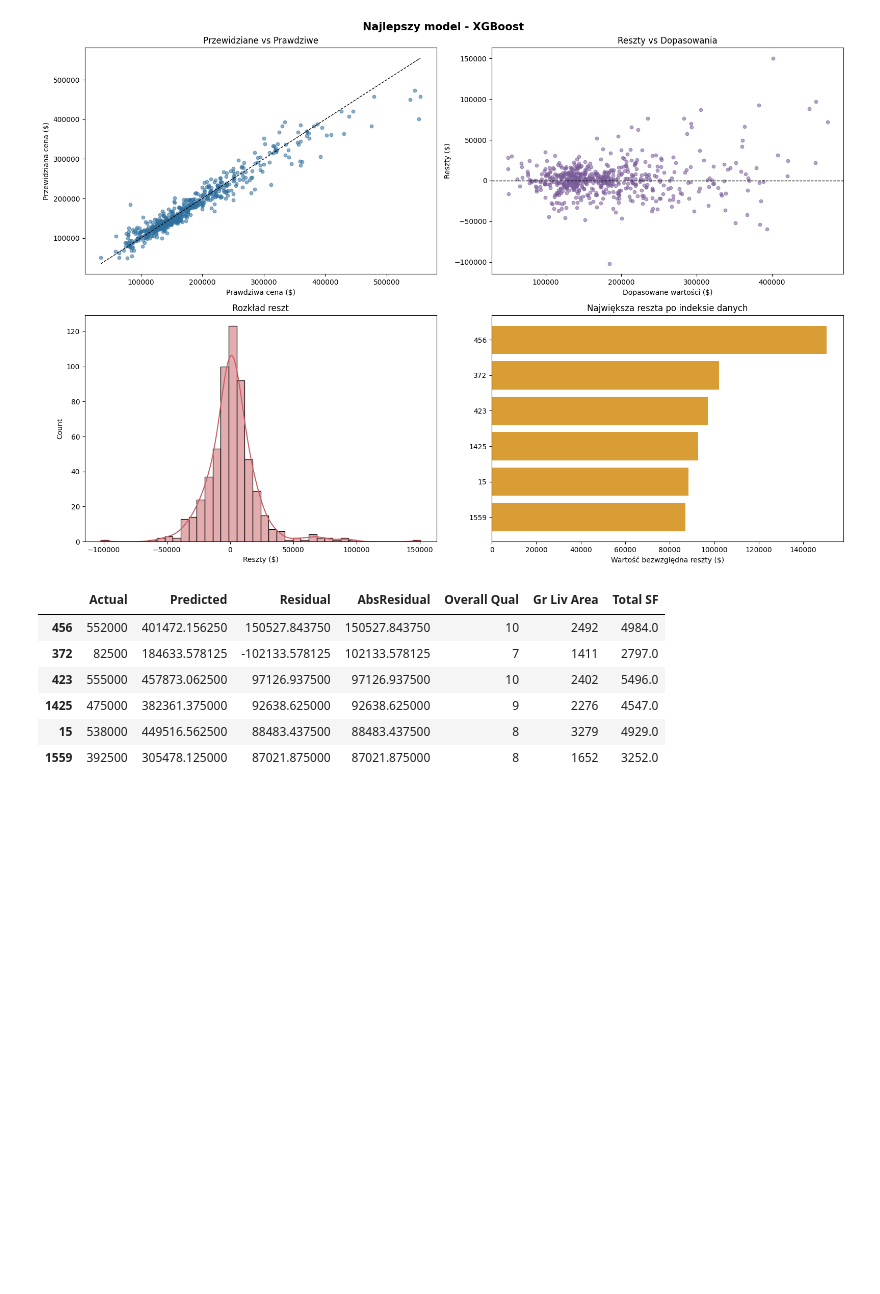
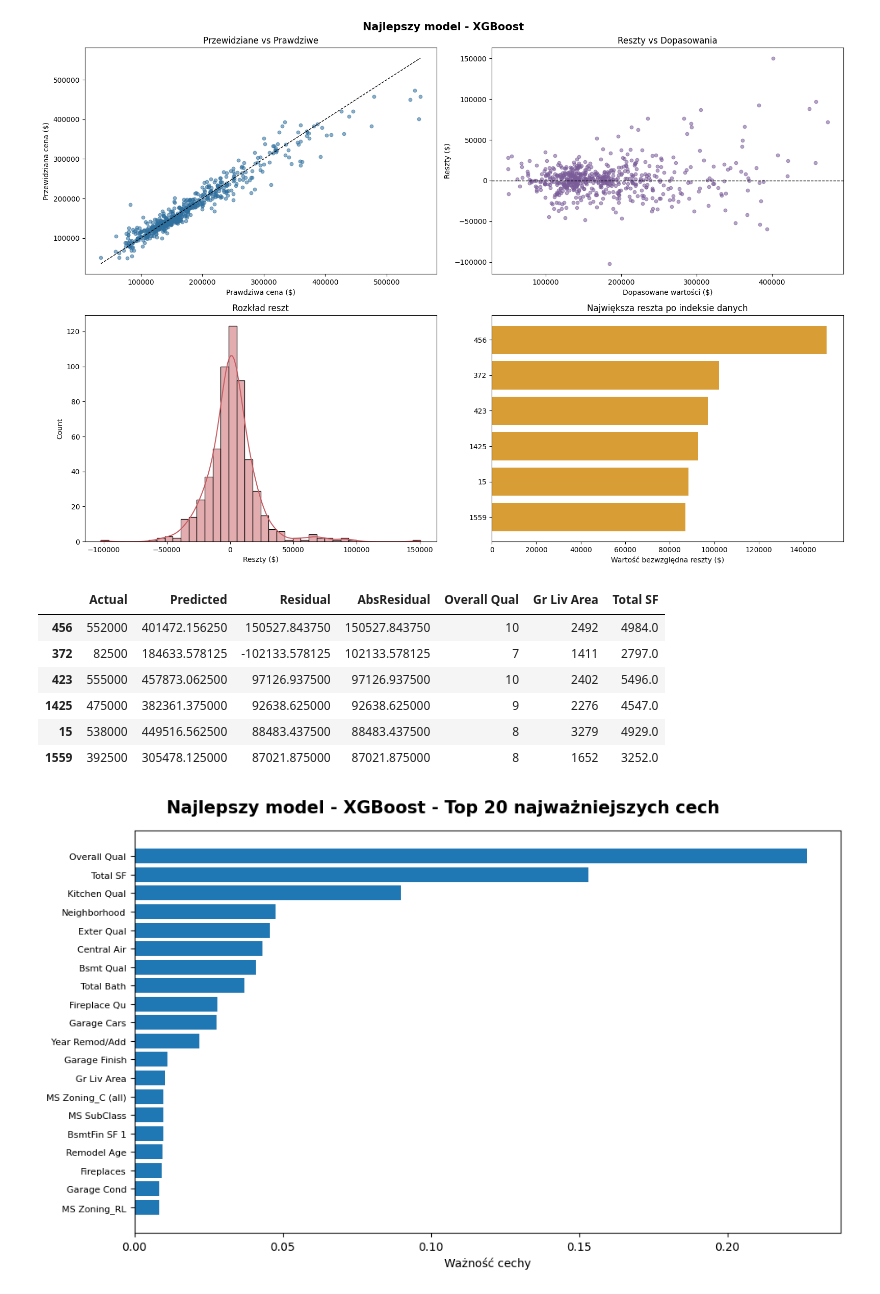
Before and after one commit to fistaszek2009/PropertyValuePredictor, a Jupyter notebook: solve-pol.ipynb, the cells around one changed output. Drawn from its saved outputs; the diff is of its cells as text; code cells hidden in the pictures; blank space fills up the shorter version.

```diff
--- a/solve-pol.ipynb
+++ b/solve-pol.ipynb
@@ -956,3 +957,16 @@ display(worst)
 | 1425 | 475000 | 382361.375000 | 92638.625000 | 92638.625000 | 9 | 2276 | 4547.0 |
 | 15 | 538000 | 449516.562500 | 88483.437500 | 88483.437500 | 8 | 3279 | 4929.0 |
 | 1559 | 392500 | 305478.125000 | 87021.875000 | 87021.875000 | 8 | 1652 | 3252.0 |
+# %%
+fig, ax = plt.subplots(figsize=(10,6))
+fig.suptitle(f'Najlepszy model - {best_model_name} - Top 20 najważniejszych cech', fontsize=15, fontweight='bold')
+
+importances = pd.Series(best_pipe['model'].feature_importances_, index=X_train.columns)
+ax.barh(importances.nlargest(20).index[::-1], importances.nlargest(20).values[::-1])
+ax.set_xlabel('Ważność cechy')
+ax.tick_params(axis='y', labelsize=8)
+
+plt.tight_layout()
+plt.show()
+# %% [output]
+[figure, added]
```
Also changed, not shown: parts of 2 cells of this notebook, 3 other files.
